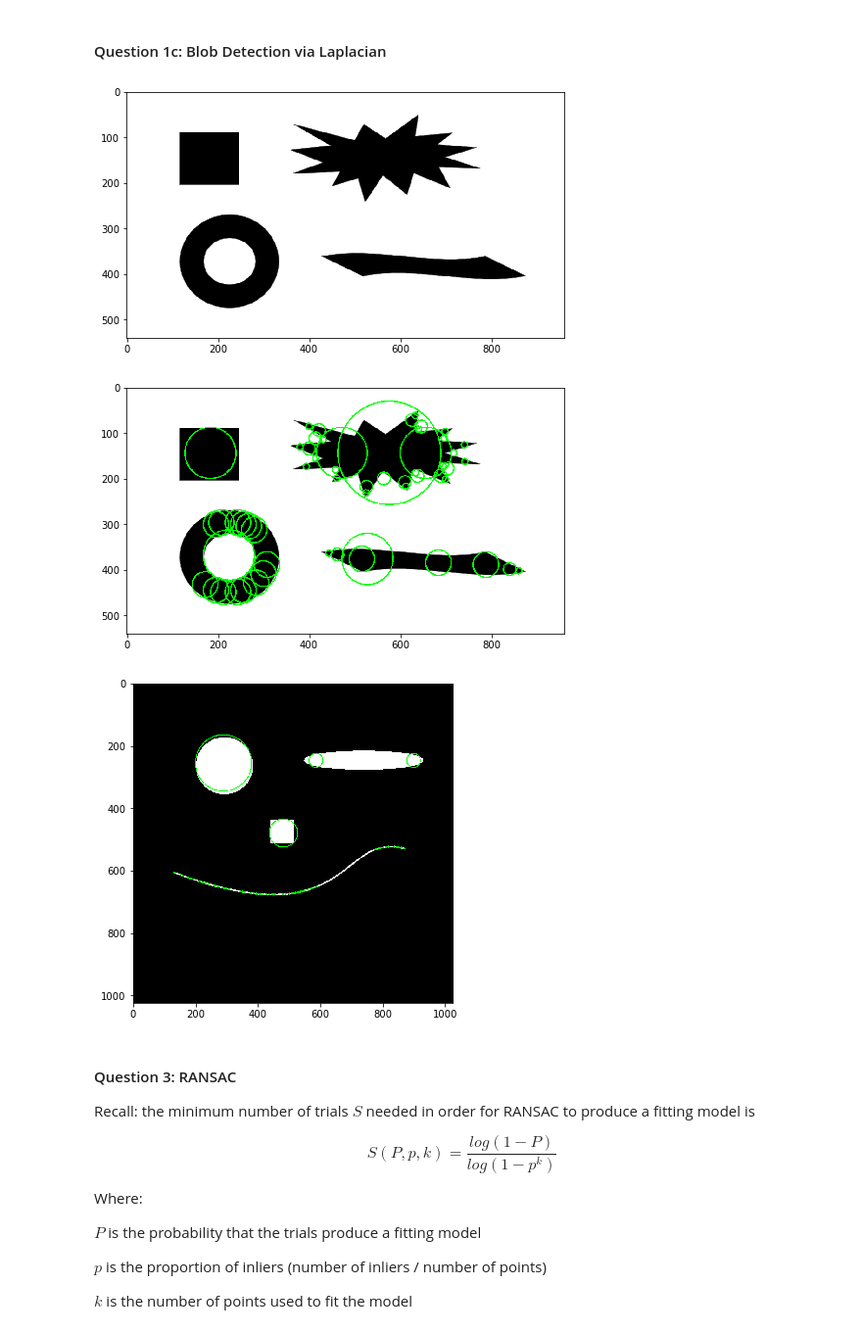
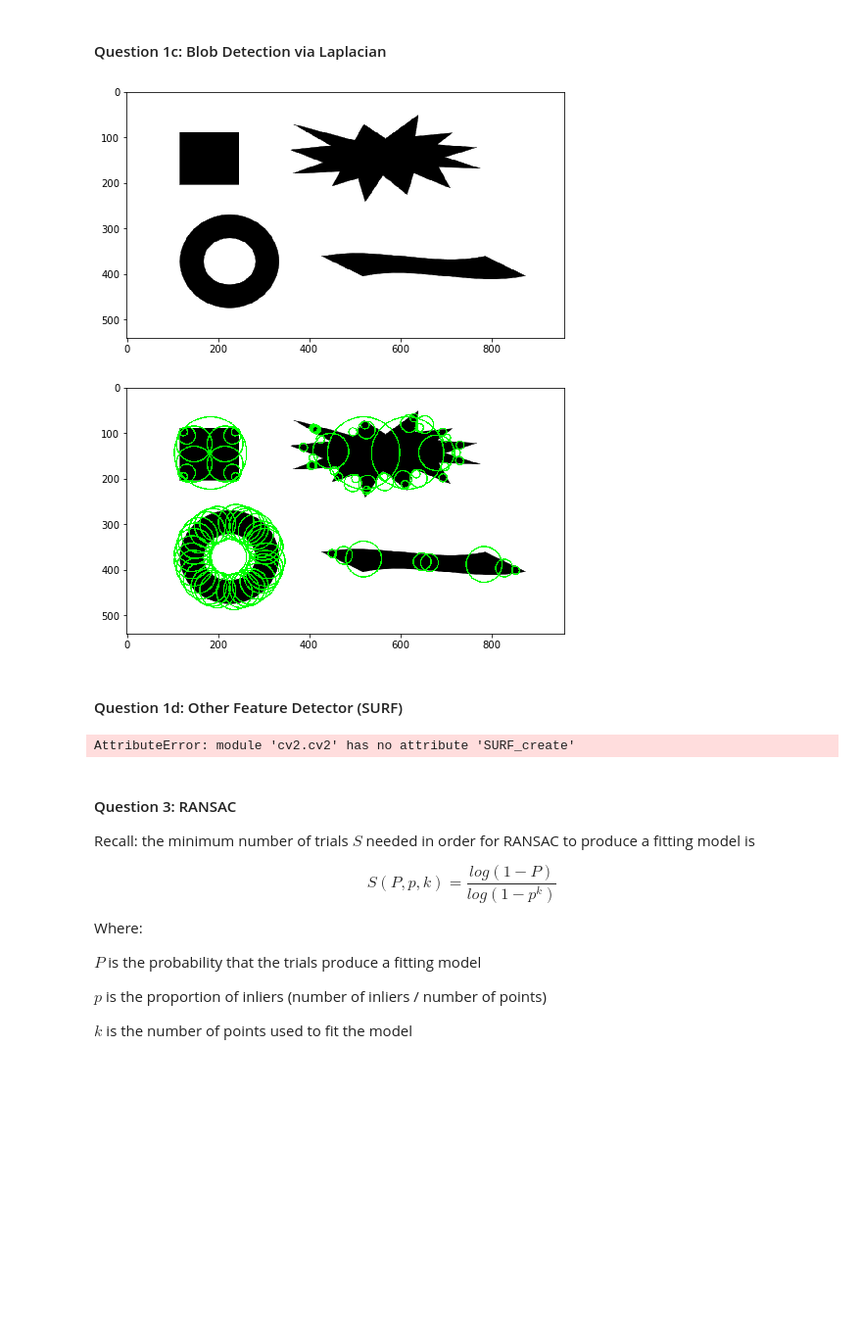
Before and after one commit to br3nd4nn34l/CSC420-Fall-2018, a Jupyter notebook: assignments/a2/a2.ipynb, the cells around one changed output. Shown at 98% size. Saved outputs shown, nothing was run; the diff lists cells and outputs as text; code cells hidden in the pictures; blank space fills up the shorter version.

```diff
--- a/assignments/a2/a2.ipynb
+++ b/assignments/a2/a2.ipynb
@@ -143,7 +143,14 @@ def circular_mask(radius):
     distances = ((center_x - x) ** 2 + (center_y - y) ** 2) ** 0.5
     return (distances <= radius)
 
-def non_maximal_suppression(float_img, radius):
+def zero_padded(arr, thickness):
+    return np.pad(
+        arr, ((thickness, thickness), (thickness, thickness)),
+        mode='constant', constant_values=0
+    )
+
+
+def non_maximal_suppression(float_img, radius, circle):
 
     # Radius should be odd
     # (e.g. radius k -> patch of size (2k + 1)x(2k + 1))
@@ -151,19 +158,16 @@ def non_maximal_suppression(float_img, radius):
 
     # Pad the given image so the number of patches == number of pixels
     padding = patch_size // 2
-    padded = np.pad(
-        float_img, ((padding, padding), (padding, padding)),
-        mode='constant', constant_values=0
-    )
+    padded = zero_padded(float_img, padding)
 
     # 2D Array of 2D patches
     patches = patch_view(padded, patch_size, patch_size)
 
-    # Create circular mask for suppression in circular neighbourhood
+    # Create mask for suppression in neighbourhood
     # (when taking maximum of patch, ignore pixels outside the mask)
-    circle_mask = circular_mask(radius)
+    mask = circular_mask(radius) if circle else np.ones((patch_size, patch_size))
     patch_maxes = np.empty(float_img.shape)
-    patch_maxes[:, :] = np.amax(patches[:, :] * circle_mask, axis=(2, 3))
+    patch_maxes[:, :] = np.amax(patches[:, :] * mask, axis=(2, 3))
 
     # Suppress pixels that are NOT the maximum within their patches
     ret = np.copy(float_img)
@@ -173,7 +177,7 @@ def non_maximal_suppression(float_img, radius):
 # %%
 for radius in [2, 4, 8]:
     display_image(
-        non_maximal_suppression(brown_building, radius),
+        non_maximal_suppression(brown_building, radius, circle=True),
         f"q1B-nonmax-suppression-output-r={radius}.jpg"
     )
 # %% [output]
@@ -311,17 +360,40 @@ def show_laplace_maxima(float_img, octave_length, sigma = 1, percentile = 80, oc
             cv.circle(ret, (int(x), int(y)), int(radius), (0, 255, 0), 2)
 
     return ret
-# %%
-synthetic = cv.imread("synthetic.png", cv.IMREAD_GRAYSCALE).astype(np.float32)
-display_image(synthetic)
-display_image(show_laplace_maxima(synthetic, 10, 5, 90, 80), "q1c-output.jpg")
-
-synth2 = cv.imread("synthetic2.png", cv.IMREAD_GRAYSCALE).astype(np.float32)
-display_image(show_laplace_maxima(synth2, 10, 2), "synth2-keypoints.jpg")
-# %% [output]
-[figure, removed]
-[figure, removed]
-[figure, removed]
+# %%
+synthetic = cv.imread("synthetic.png", cv.IMREAD_GRAYSCALE).astype(np.float32)
+display_image(synthetic)
+
+# Run algorithm, show interest points with 97th percentile response or higher
+synth_interest_pts = show_laplace_interest_pts(
+    synthetic,
+    octave_length = 5,
+    sigma = 7,
+    percentile = 97
+)
+display_image(synth_interest_pts, "q1c-output.jpg")
+# %% [output]
+[figure, added]
+[figure, added]
+# %% [markdown]
+#### Question 1d: Other Feature Detector (SURF)
+# %%
+def draw_surf_keypoints(img):
+    surf = cv.SURF_create(400)
+    keypoints, descriptors = surf.detectAndCompute(img, None)
+
+    ret = np.dstack([np.copy(float_img)] * 3)
+    cv.drawKeyPoints(ret, keypoints, None, (0, 255, 0), 4)
+
+    return ret
+
+surf_synth = draw_surf_keypoints(synthetic)
+display_image(surf_synth, "q1d-surf-synth-output.jpg")
+
+surf_building = draw_surf_keypoints(building)
+display_image(surf_synth, "q1d-surf-building-output.jpg")
+# %% [output]
+AttributeError: module 'cv2.cv2' has no attribute 'SURF_create'
 # %% [markdown]
 #### Question 3: RANSAC
 
```
Also changed, not shown: parts of 2 cells of this notebook, 2 other files.
